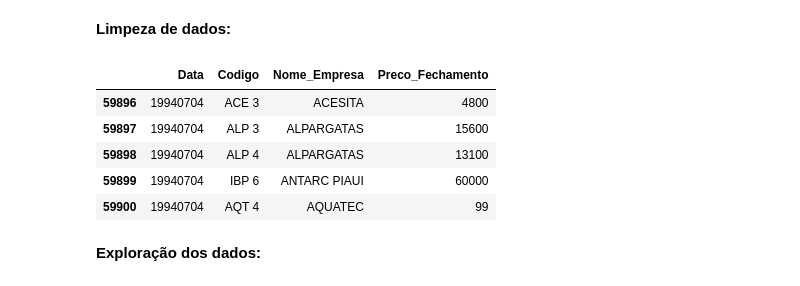
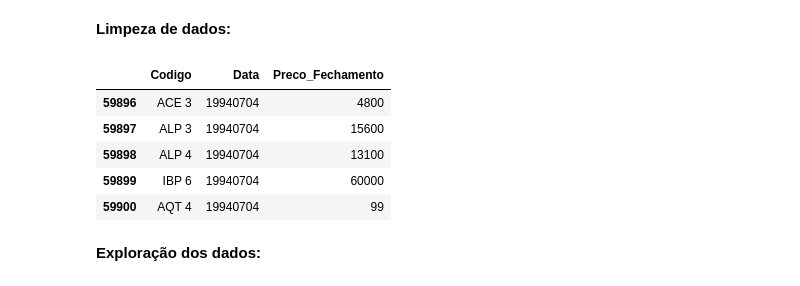
Before and after one commit to deboraaires/analise_Ibovespa, a Jupyter notebook: Análise_do_IBOVESPA.ipynb, the cells around one changed output. Drawn from its saved outputs; the diff is of its cells as text; code cells hidden in the pictures.

```diff
--- a/Análise_do_IBOVESPA.ipynb
+++ b/Análise_do_IBOVESPA.ipynb
@@ -753,16 +753,16 @@ B3_1994.head()
 # %%
 # Selecionando apenas dados em Reais e o LOTE PADRÃO
 B3_1994 = B3_1994.loc[(B3_1994[8]== "R$") & (B3_1994[2]==2)]
-B3_1994 = B3_1994[[1,3,5,13]]
-B3_1994 = B3_1994.rename(columns={1:"Data", 3:"Codigo", 5:"Nome_Empresa", 13:"Preco_Fechamento"})
+B3_1994 = B3_1994[[3,1,13]]
+B3_1994 = B3_1994.rename(columns={3:"Codigo", 1:"Data", 13:"Preco_Fechamento"})
 B3_1994.head()
 # %% [output]
-|  | Data | Codigo | Nome_Empresa | Preco_Fechamento |
-| 59896 | 19940704 | ACE 3 | ACESITA | 4800 |
-| 59897 | 19940704 | ALP 3 | ALPARGATAS | 15600 |
-| 59898 | 19940704 | ALP 4 | ALPARGATAS | 13100 |
-| 59899 | 19940704 | IBP 6 | ANTARC PIAUI | 60000 |
-| 59900 | 19940704 | AQT 4 | AQUATEC | 99 |
+|  | Codigo | Data | Preco_Fechamento |
+| 59896 | ACE 3 | 19940704 | 4800 |
+| 59897 | ALP 3 | 19940704 | 15600 |
+| 59898 | ALP 4 | 19940704 | 13100 |
+| 59899 | IBP 6 | 19940704 | 60000 |
+| 59900 | AQT 4 | 19940704 | 99 |
 # %% [markdown]
 **Exploração dos dados:**
 # %% [markdown]
```
Also changed, not shown: parts of 6 cells of this notebook.
